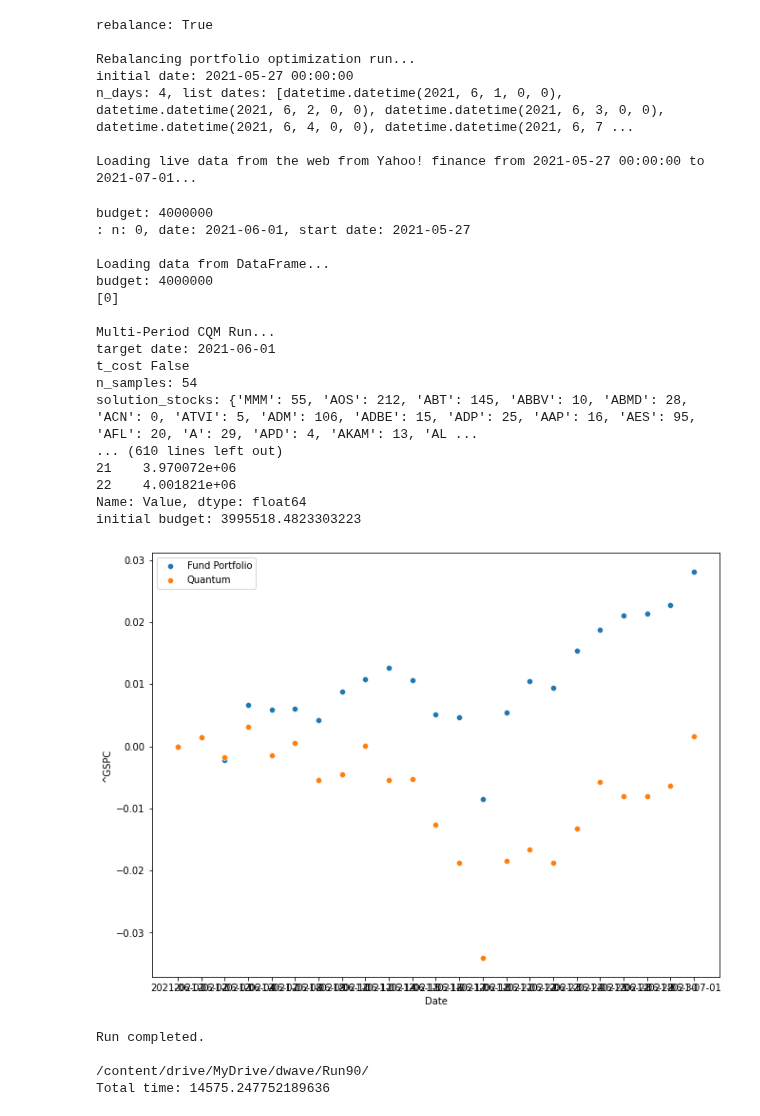
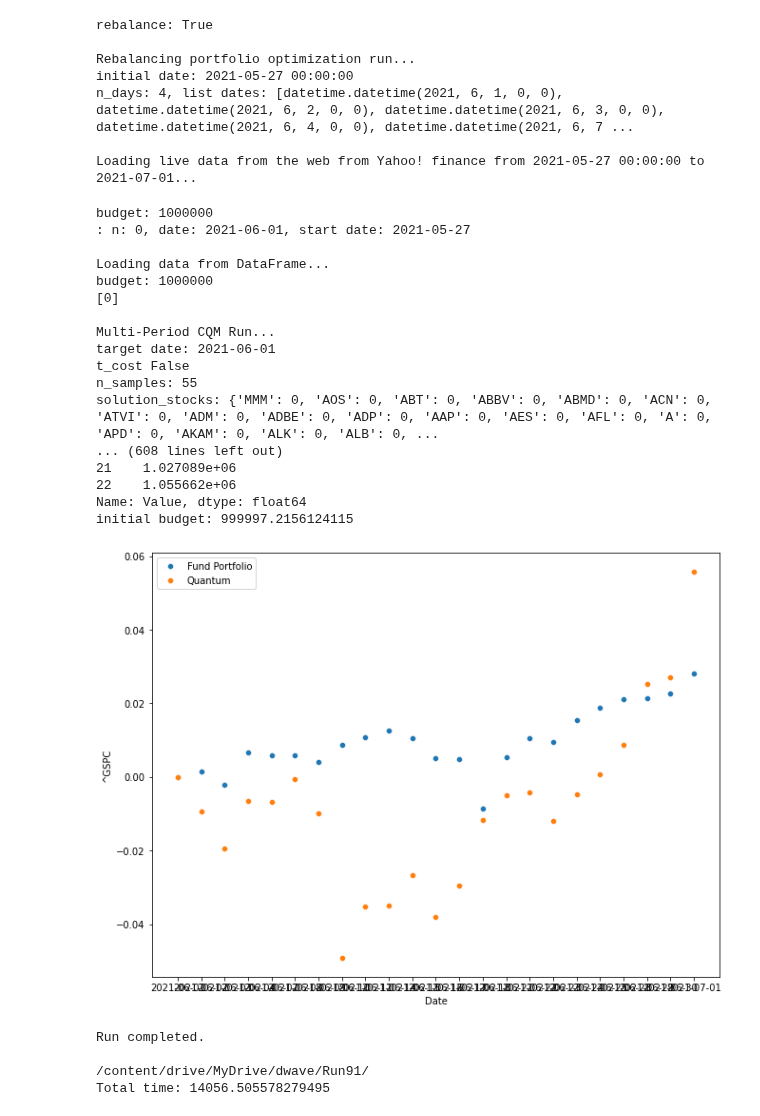
Before and after one commit to bvcmartins/dwaveDev, a Jupyter notebook: portfolioOptimization/solver.ipynb, the cells around one changed output. Saved outputs shown, nothing was run; the diff lists cells and outputs as text; code cells hidden in the pictures.

Commit message:
Run 91 - first with optimized initial allocations

```diff
--- a/portfolioOptimization/solver.ipynb
+++ b/portfolioOptimization/solver.ipynb
@@ -652,11 +652,13 @@ if __name__ == '__main__':
     #     cfg = yaml.safe_load(yml)
     #     locals().update(cfg)
     load_path = '/content/drive/MyDrive/dwave/conf/'
+    pickle_file = '/content/drive/MyDrive/ga/df.pkl'
     with open(load_path+'config.txt', 'r') as conf:
         cred = conf.readline().strip()
+    df_init = pd.read_pickle(pickle_file)
     cfg = {'stocks': None,
            'dates': ["2021-06-01", "2021-07-01"],
-            'budget': 4000000,
+            'budget': 1000000,
             'bin_size': '',
             'gamma': '',
             'alpha': 0.0005,
@@ -669,45 +671,45 @@ if __name__ == '__main__':
             'sampler_args': cred,
             'verbose': False,
             'num': 0,
             't_cost': 0.00,
-            'label': 'Run90',
-            'init_holdings': None,
+            'label': 'Run91',
+            'init_holdings': df_init.set_index('a').to_dict()['b'],
             'window_size': 4,
             'calculation_type': 'daily',
             'save_path': '/content/drive/MyDrive/dwave/'
         }
     locals().update(cfg)
     t1 = time.time()
     main(**locals())
     t2 = time.time()
     print(f'Total time: {t2-t1}')
 # %% [output]
 rebalance: True
 
 Rebalancing portfolio optimization run...
 initial date: 2021-05-27 00:00:00
 n_days: 4, list dates: [datetime.datetime(2021, 6, 1, 0, 0), datetime.datetime(2021, 6, 2, 0, 0), datetime.datetime(2021, 6, 3, 0, 0), datetime.datetime(2021, 6, 4, 0, 0), datetime.datetime(2021, 6, 7 ...
 
 Loading live data from the web from Yahoo! finance from 2021-05-27 00:00:00 to 2021-07-01...
-budget: 4000000
+budget: 1000000
 : n: 0, date: 2021-06-01, start date: 2021-05-27
 
 Loading data from DataFrame...
-budget: 4000000
+budget: 1000000
 [0]
 
 Multi-Period CQM Run...
 target date: 2021-06-01
 t_cost False
-n_samples: 54
-solution_stocks: {'MMM': 55, 'AOS': 212, 'ABT': 145, 'ABBV': 10, 'ABMD': 28, 'ACN': 0, 'ATVI': 5, 'ADM': 106, 'ADBE': 15, 'ADP': 25, 'AAP': 16, 'AES': 95, 'AFL': 20, 'A': 29, 'APD': 4, 'AKAM': 13, 'AL ...
-... (610 lines left out)
-21    3.970072e+06
-22    4.001821e+06
+n_samples: 55
+solution_stocks: {'MMM': 0, 'AOS': 0, 'ABT': 0, 'ABBV': 0, 'ABMD': 0, 'ACN': 0, 'ATVI': 0, 'ADM': 0, 'ADBE': 0, 'ADP': 0, 'AAP': 0, 'AES': 0, 'AFL': 0, 'A': 0, 'APD': 0, 'AKAM': 0, 'ALK': 0, 'ALB': 0, ...
+... (608 lines left out)
+21    1.027089e+06
+22    1.055662e+06
 Name: Value, dtype: float64
-initial budget: 3995518.4823303223
+initial budget: 999997.2156124115
-[figure, old version]
+[figure, new version]
 Run completed.
 
-/content/drive/MyDrive/dwave/Run90/
-Total time: 14575.247752189636
+/content/drive/MyDrive/dwave/Run91/
+Total time: 14056.505578279495
```
Also changed, not shown: parts of 2 cells of this notebook.
